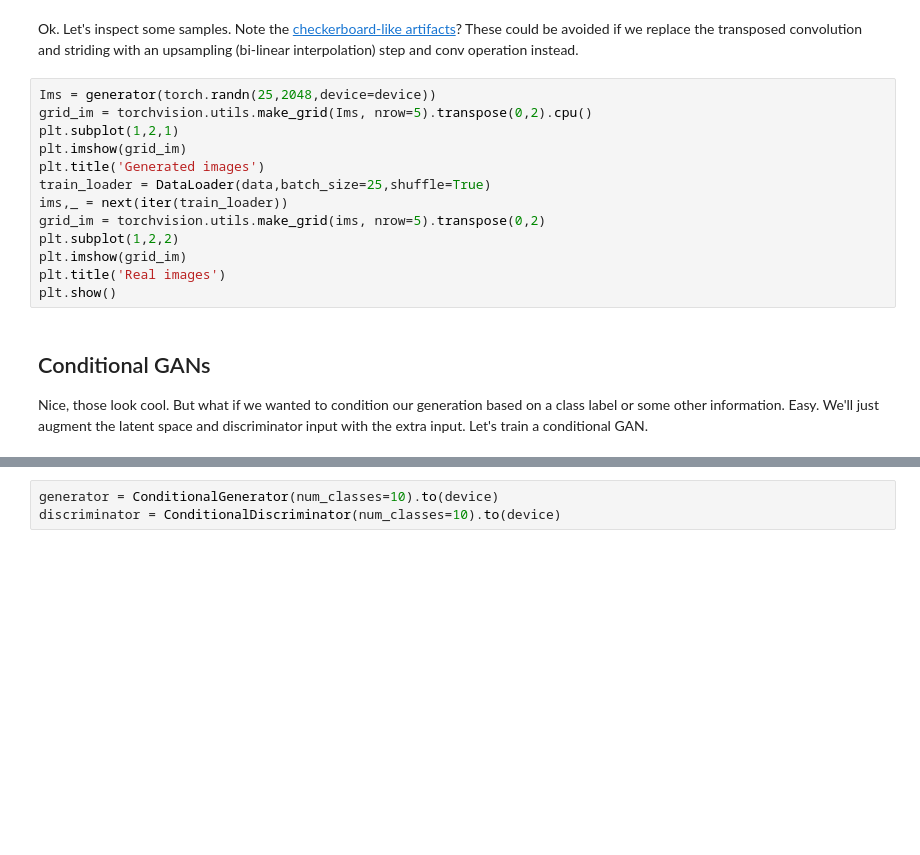
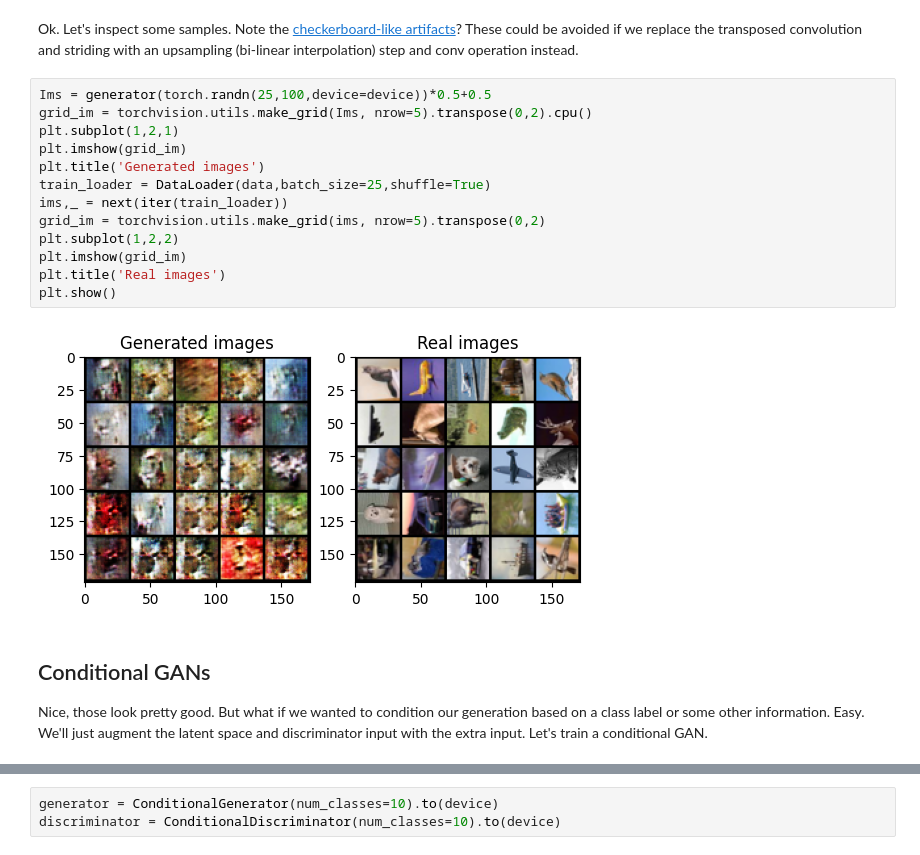
Before and after one commit to mgb45/ECE4076, a Jupyter notebook: bonus_content/3-Generative_adversarial_networks.ipynb, the cells around one changed output, grey strips where cells are left out. Cells and saved outputs as stored; diff of their text form; blank space fills up the shorter version.

```diff
--- a/bonus_content/3-Generative_adversarial_networks.ipynb
+++ b/bonus_content/3-Generative_adversarial_networks.ipynb
@@ -157,22 +185,24 @@ for step in range(n_epochs):
 # %% [markdown]
 Ok. Let's inspect some samples. Note the [checkerboard-like artifacts](https://distill.pub/2016/deconv-checkerboard/)? These could be avoided if we replace the transposed convolution and striding with an upsampling (bi-linear interpolation) step and conv operation instead.
 # %%
-Ims = generator(torch.randn(25,2048,device=device))
+Ims = generator(torch.randn(25,100,device=device))*0.5+0.5
 grid_im = torchvision.utils.make_grid(Ims, nrow=5).transpose(0,2).cpu()
 plt.subplot(1,2,1)
 plt.imshow(grid_im)
 plt.title('Generated images')
 train_loader = DataLoader(data,batch_size=25,shuffle=True)
 ims,_ = next(iter(train_loader))
 grid_im = torchvision.utils.make_grid(ims, nrow=5).transpose(0,2)
 plt.subplot(1,2,2)
 plt.imshow(grid_im)
 plt.title('Real images')
 plt.show()
+# %% [output]
+[figure, added]
 # %% [markdown]
 ## Conditional GANs
 
-Nice, those look cool. But what if we wanted to condition our generation based on a class label or some other information. Easy. We'll just augment the latent space and discriminator input with the extra input. Let's train a conditional GAN.
+Nice, those look pretty good. But what if we wanted to condition our generation based on a class label or some other information. Easy. We'll just augment the latent space and discriminator input with the extra input. Let's train a conditional GAN.
 # %%
 # Lets start by building a conditional discriminator - this will try to tell if our image is real or fake, conditioned on a class
 class ConditionalDiscriminator(nn.Module):
```
Also changed, not shown: parts of 12 cells of this notebook, 2 other files.
